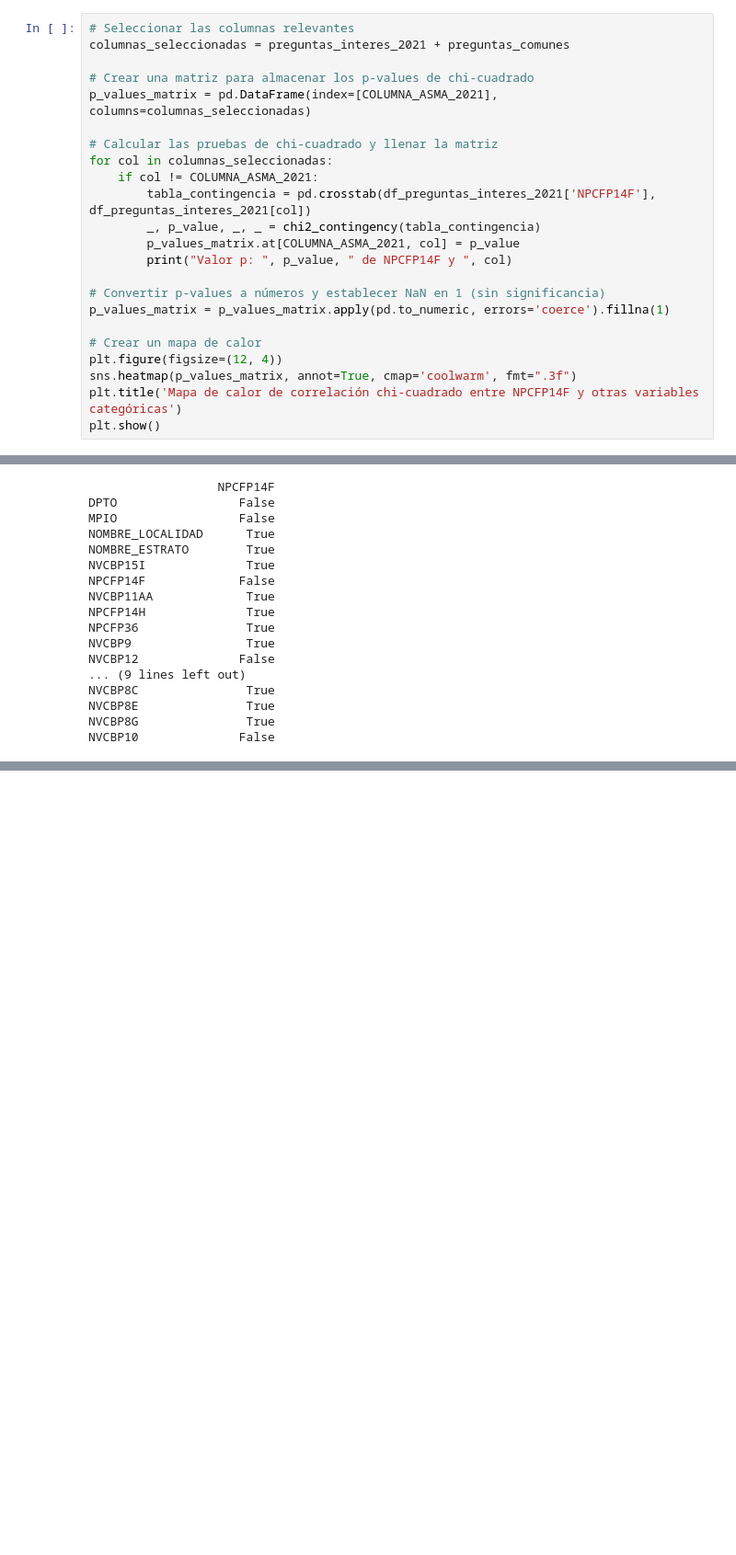
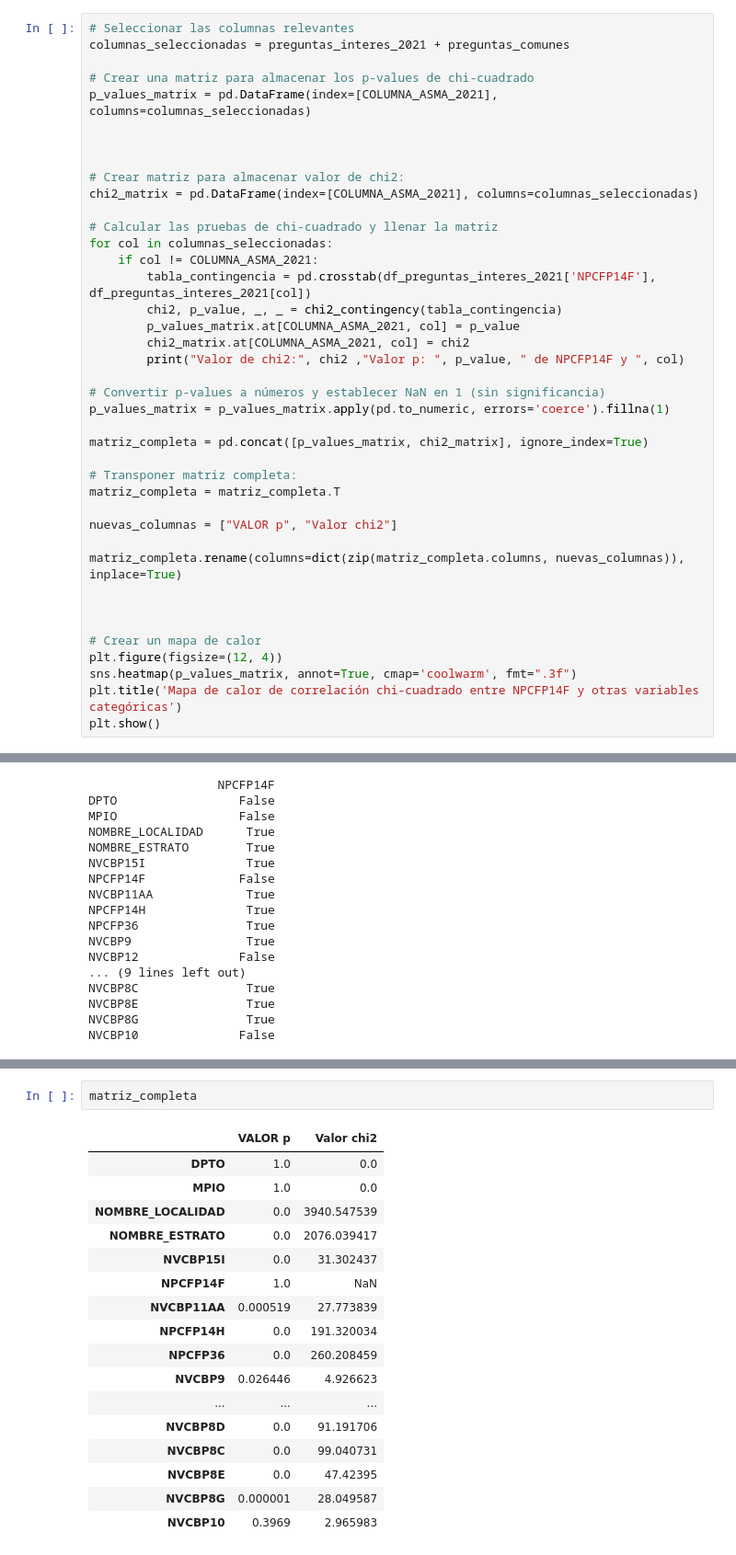
Before and after one commit to spaeres/PROYECTO-2-BI, a Jupyter notebook: proyecto-2-BI.ipynb, the cells around one changed output, grey strips where cells are left out. Shown at 92% size. Drawn from its saved outputs; the diff is of its cells as text; blank space fills up the shorter version.

```diff
--- a/proyecto-2-BI.ipynb
+++ b/proyecto-2-BI.ipynb
@@ -839,16 +909,33 @@ columnas_seleccionadas = preguntas_interes_2021 + preguntas_comunes
 # Crear una matriz para almacenar los p-values de chi-cuadrado
 p_values_matrix = pd.DataFrame(index=[COLUMNA_ASMA_2021], columns=columnas_seleccionadas)
 
+
+
+# Crear matriz para almacenar valor de chi2:
+chi2_matrix = pd.DataFrame(index=[COLUMNA_ASMA_2021], columns=columnas_seleccionadas)
+
 # Calcular las pruebas de chi-cuadrado y llenar la matriz
 for col in columnas_seleccionadas:
     if col != COLUMNA_ASMA_2021:
         tabla_contingencia = pd.crosstab(df_preguntas_interes_2021['NPCFP14F'], df_preguntas_interes_2021[col])
-        _, p_value, _, _ = chi2_contingency(tabla_contingencia)
+        chi2, p_value, _, _ = chi2_contingency(tabla_contingencia)
         p_values_matrix.at[COLUMNA_ASMA_2021, col] = p_value
-        print("Valor p: ", p_value, " de NPCFP14F y ", col)
+        chi2_matrix.at[COLUMNA_ASMA_2021, col] = chi2
+        print("Valor de chi2:", chi2 ,"Valor p: ", p_value, " de NPCFP14F y ", col)
 
 # Convertir p-values a números y establecer NaN en 1 (sin significancia)
 p_values_matrix = p_values_matrix.apply(pd.to_numeric, errors='coerce').fillna(1)
+
+matriz_completa = pd.concat([p_values_matrix, chi2_matrix], ignore_index=True)
+
+# Transponer matriz completa:
+matriz_completa = matriz_completa.T
+
+nuevas_columnas = ["VALOR p", "Valor chi2"]
+
+matriz_completa.rename(columns=dict(zip(matriz_completa.columns, nuevas_columnas)), inplace=True)
+
+
 
 # Crear un mapa de calor
 plt.figure(figsize=(12, 4))
@@ -914,0 +1004,20 @@ Como se puede ver en la matriz superior NO existe una corelacion entre las sigui
+# %%
+matriz_completa
+# %% [output]
+|  | VALOR p | Valor chi2 |
+| DPTO | 1.0 | 0.0 |
+| MPIO | 1.0 | 0.0 |
+| NOMBRE_LOCALIDAD | 0.0 | 3940.547539 |
+| NOMBRE_ESTRATO | 0.0 | 2076.039417 |
+| NVCBP15I | 0.0 | 31.302437 |
+| NPCFP14F | 1.0 | NaN |
+| NVCBP11AA | 0.000519 | 27.773839 |
+| NPCFP14H | 0.0 | 191.320034 |
+| NPCFP36 | 0.0 | 260.208459 |
+| NVCBP9 | 0.026446 | 4.926623 |
+| ... | ... | ... |
+| NVCBP8D | 0.0 | 91.191706 |
+| NVCBP8C | 0.0 | 99.040731 |
+| NVCBP8E | 0.0 | 47.42395 |
+| NVCBP8G | 0.000001 | 28.049587 |
+| NVCBP10 | 0.3969 | 2.965983 |
```
Also changed, not shown: parts of 23 cells of this notebook, 2 other files.
